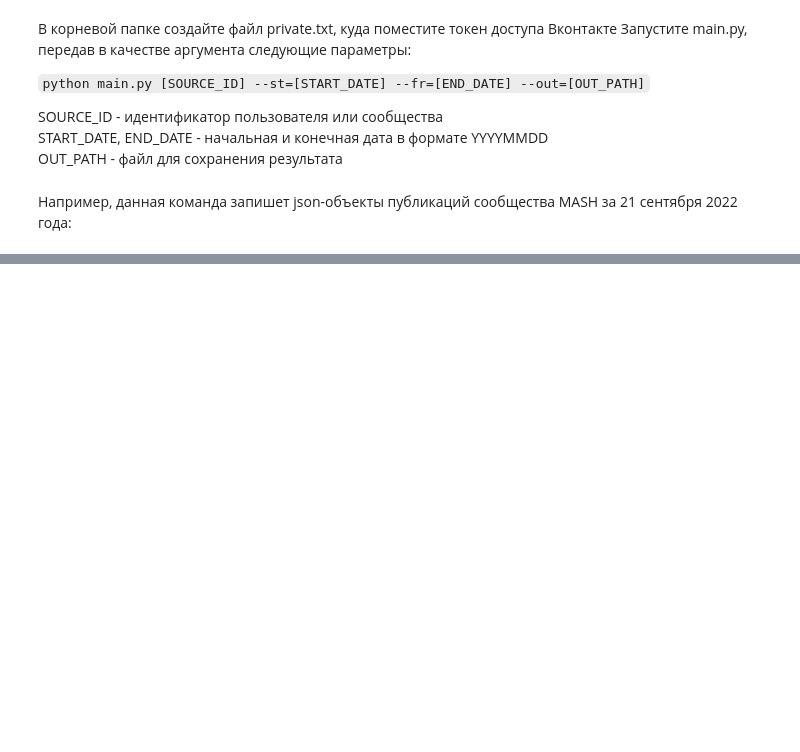
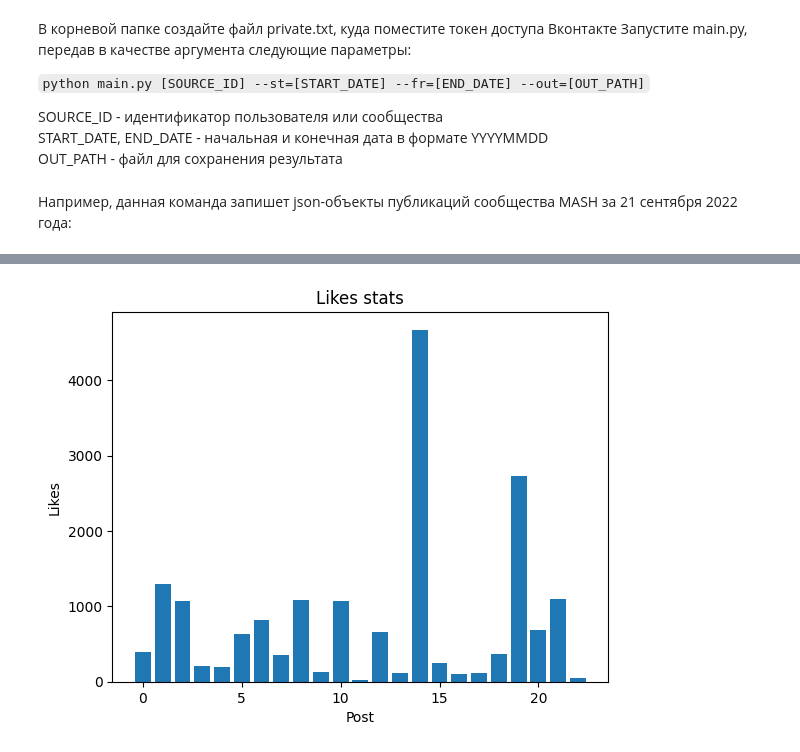
Before and after one commit to maxc0der/vk-post-loader, a Jupyter notebook: testing.ipynb, the cells around one changed output, grey strips where cells are left out. Drawn from its saved outputs; the diff is of its cells as text; code cells hidden in the pictures; blank space fills up the shorter version.

```diff
--- a/testing.ipynb
+++ b/testing.ipynb
@@ -57,0 +74,19 @@ OUT_PATH - файл для сохранения результата
+# %%
+import matplotlib.pyplot as plt
+import json
+
+
+with open('results.txt', 'r', encoding="utf-8") as f:
+    json_items = json.load(f)
+
+bars = list()
+for item in json_items:
+    bars.append(item["likes"]["count"])
+plt.title('Likes stats')
+plt.xlabel('Post')
+plt.ylabel('Likes')
+
+plt.bar(list(range(0, len(bars))), bars)
+plt.show()
+# %% [output]
+[figure, added]
```
Also changed, not shown: parts of 3 cells of this notebook, 2 other files.
